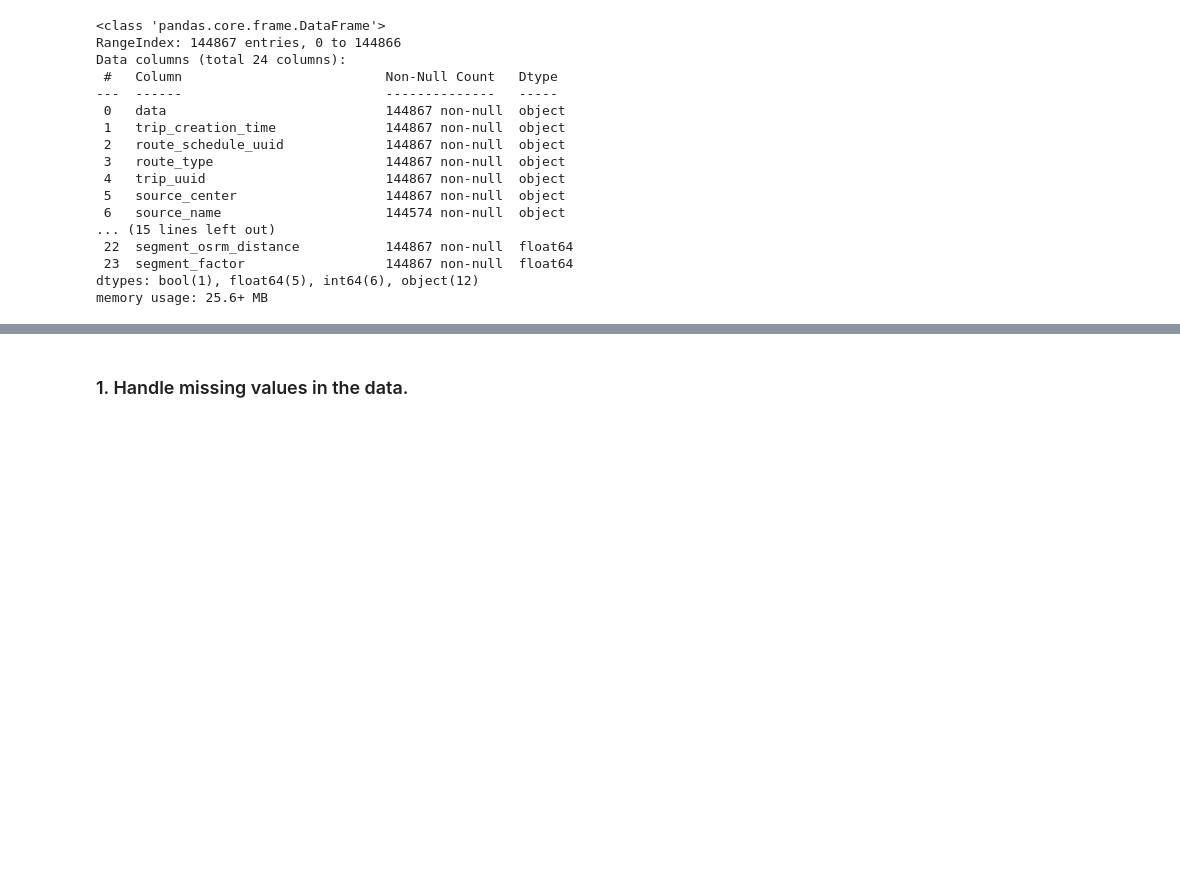
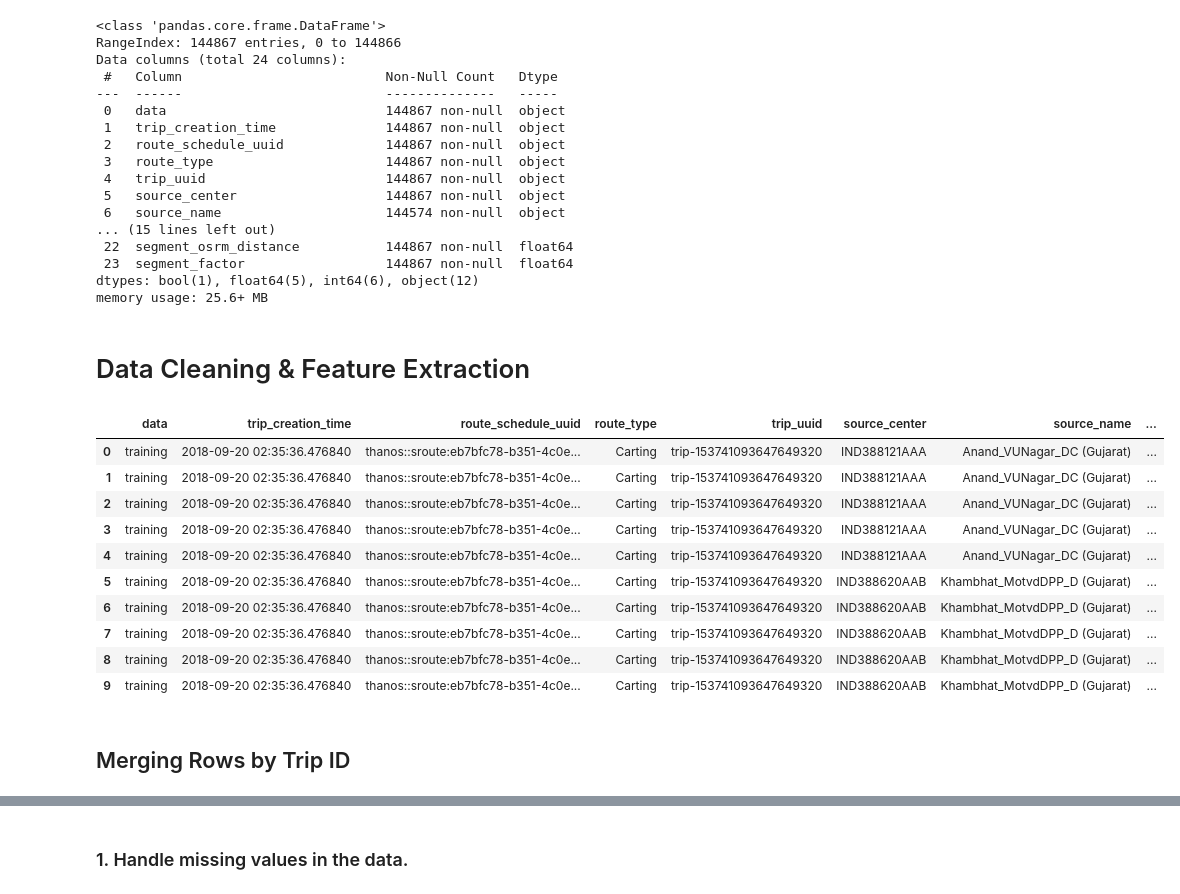
Before and after one commit to christinajoice/Delhivery, a Jupyter notebook: Delhivery.ipynb, the cells around one changed output, grey strips where cells are left out. Drawn from its saved outputs; the diff is of its cells as text; code cells hidden in the pictures; blank space fills up the shorter version.

```diff
--- a/Delhivery.ipynb
+++ b/Delhivery.ipynb
@@ -61,3 +63,28 @@ Data columns (total 24 columns):
  23  segment_factor                  144867 non-null  float64
 dtypes: bool(1), float64(5), int64(6), object(12)
 memory usage: 25.6+ MB
+# %%
+# removing unknown columns
+
+df.drop(columns=['is_cutoff', 'cutoff_factor', 'cutoff_timestamp', 'factor', 'segment_factor'], inplace=True)
+# %%
+#Converting data type of categorical columns
+df['route_type'] = df['route_type'].astype('category')
+# %% [markdown]
+# Data Cleaning & Feature Extraction
+# %%
+df.loc[df.trip_uuid=='trip-153741093647649320']
+# %% [output]
+|  | data | trip_creation_time | route_schedule_uuid | route_type | trip_uuid | source_center | source_name | ... |
+| 0 | training | 2018-09-20 02:35:36.476840 | thanos::sroute:eb7bfc78-b351-4c0e... | Carting | trip-153741093647649320 | IND388121AAA | Anand_VUNagar_DC (Gujarat) | ... |
+| 1 | training | 2018-09-20 02:35:36.476840 | thanos::sroute:eb7bfc78-b351-4c0e... | Carting | trip-153741093647649320 | IND388121AAA | Anand_VUNagar_DC (Gujarat) | ... |
+| 2 | training | 2018-09-20 02:35:36.476840 | thanos::sroute:eb7bfc78-b351-4c0e... | Carting | trip-153741093647649320 | IND388121AAA | Anand_VUNagar_DC (Gujarat) | ... |
+| 3 | training | 2018-09-20 02:35:36.476840 | thanos::sroute:eb7bfc78-b351-4c0e... | Carting | trip-153741093647649320 | IND388121AAA | Anand_VUNagar_DC (Gujarat) | ... |
+| 4 | training | 2018-09-20 02:35:36.476840 | thanos::sroute:eb7bfc78-b351-4c0e... | Carting | trip-153741093647649320 | IND388121AAA | Anand_VUNagar_DC (Gujarat) | ... |
+| 5 | training | 2018-09-20 02:35:36.476840 | thanos::sroute:eb7bfc78-b351-4c0e... | Carting | trip-153741093647649320 | IND388620AAB | Khambhat_MotvdDPP_D (Gujarat) | ... |
+| 6 | training | 2018-09-20 02:35:36.476840 | thanos::sroute:eb7bfc78-b351-4c0e... | Carting | trip-153741093647649320 | IND388620AAB | Khambhat_MotvdDPP_D (Gujarat) | ... |
+| 7 | training | 2018-09-20 02:35:36.476840 | thanos::sroute:eb7bfc78-b351-4c0e... | Carting | trip-153741093647649320 | IND388620AAB | Khambhat_MotvdDPP_D (Gujarat) | ... |
+| 8 | training | 2018-09-20 02:35:36.476840 | thanos::sroute:eb7bfc78-b351-4c0e... | Carting | trip-153741093647649320 | IND388620AAB | Khambhat_MotvdDPP_D (Gujarat) | ... |
+| 9 | training | 2018-09-20 02:35:36.476840 | thanos::sroute:eb7bfc78-b351-4c0e... | Carting | trip-153741093647649320 | IND388620AAB | Khambhat_MotvdDPP_D (Gujarat) | ... |
+# %% [markdown]
+## Merging Rows by Trip ID
```
Also changed, not shown: parts of 8 cells of this notebook.
